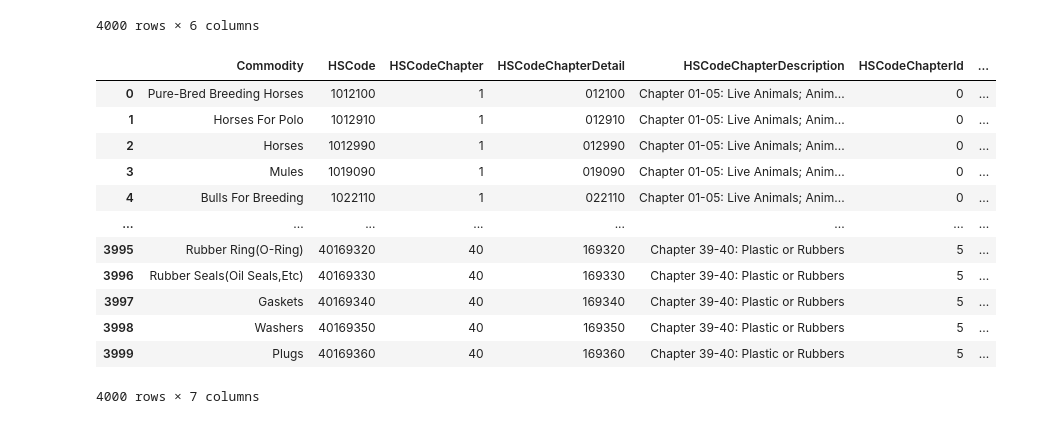
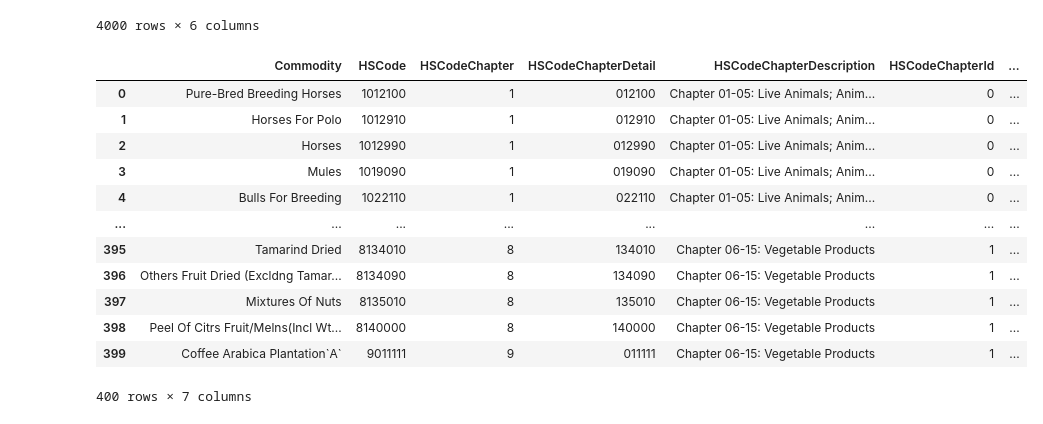
Before and after one commit to ardianto86/hscode-classification, a Jupyter notebook: HSCodeClassification1.ipynb, the cells around one changed output. Drawn from its saved outputs; the diff is of its cells as text; code cells hidden in the pictures.

Commit message:
add bag of words

```diff
--- a/HSCodeClassification1.ipynb
+++ b/HSCodeClassification1.ipynb
@@ -234,30 +234,46 @@ df.head(4000)
 # %%
 
 # add columns to "tokenize" the words
+# Besides removing "stop" and "junk" words, we may wanna try to correct the spelling based on some corpus of vocab
+# https://towardsdatascience.com/essential-text-correction-process-for-nlp-tasks-f731a025fcc3
+
+# may need to consider entire dictionary for the bag of words?
+# how to handle new words?
+# https://stats.stackexchange.com/questions/198785/how-to-asses-the-optimal-bag-of-words-vector-size
+
 import nltk
+
+ignore = ['0C', '0F', '0Il', '0Leyl', '0Thers', '0Ther', '0Thr', '10000Kva'];
 
 def tokenizeAndRemoveStopWords(row):
   tokenizerWithoutPunctuation = nltk.RegexpTokenizer(r"\w+")
-  tokens_unclean = tokenizerWithoutPunctuation.tokenize(row['Commodity'])
-  return tokens_unclean
+  tokens = tokenizerWithoutPunctuation.tokenize(row['Commodity'])
+  for i, s in enumerate(tokens):
+    if s.isnumeric() or s in ignore:
+      tokens[i] = "0"
+    else:
+      tokens[i] = s
+      # use this to find out what index each vocab is found in
+      #tokens[i] = s + str(row.name)
+  return tokens
 
-df['tokens'] = df.apply(lambda row: tokenizeAndRemoveStopWords(row), axis=1)
+df['tokens'] = df.apply(lambda row:  tokenizeAndRemoveStopWords(row), axis=1)
 
-df.head(4000)
+df.head(400)
 # %% [output]
 |  | Commodity | HSCode | HSCodeChapter | HSCodeChapterDetail | HSCodeChapterDescription | HSCodeChapterId | ... |
 | 0 | Pure-Bred Breeding Horses | 1012100 | 1 | 012100 | Chapter 01-05: Live Animals; Anim... | 0 | ... |
 | 1 | Horses For Polo | 1012910 | 1 | 012910 | Chapter 01-05: Live Animals; Anim... | 0 | ... |
 | 2 | Horses | 1012990 | 1 | 012990 | Chapter 01-05: Live Animals; Anim... | 0 | ... |
 | 3 | Mules | 1019090 | 1 | 019090 | Chapter 01-05: Live Animals; Anim... | 0 | ... |
 | 4 | Bulls For Breeding | 1022110 | 1 | 022110 | Chapter 01-05: Live Animals; Anim... | 0 | ... |
 | ... | ... | ... | ... | ... | ... | ... | ... |
-| 3995 | Rubber Ring(O-Ring) | 40169320 | 40 | 169320 | Chapter 39-40: Plastic or Rubbers | 5 | ... |
-| 3996 | Rubber Seals(Oil Seals,Etc) | 40169330 | 40 | 169330 | Chapter 39-40: Plastic or Rubbers | 5 | ... |
-| 3997 | Gaskets | 40169340 | 40 | 169340 | Chapter 39-40: Plastic or Rubbers | 5 | ... |
-| 3998 | Washers | 40169350 | 40 | 169350 | Chapter 39-40: Plastic or Rubbers | 5 | ... |
-| 3999 | Plugs | 40169360 | 40 | 169360 | Chapter 39-40: Plastic or Rubbers | 5 | ... |
+| 395 | Tamarind Dried | 8134010 | 8 | 134010 | Chapter 06-15: Vegetable Products | 1 | ... |
+| 396 | Others Fruit Dried (Excldng Tamar... | 8134090 | 8 | 134090 | Chapter 06-15: Vegetable Products | 1 | ... |
+| 397 | Mixtures Of Nuts | 8135010 | 8 | 135010 | Chapter 06-15: Vegetable Products | 1 | ... |
+| 398 | Peel Of Citrs Fruit/Melns(Incl Wt... | 8140000 | 8 | 140000 | Chapter 06-15: Vegetable Products | 1 | ... |
+| 399 | Coffee Arabica Plantation`A` | 9011111 | 9 | 011111 | Chapter 06-15: Vegetable Products | 1 | ... |
-4000 rows × 7 columns
+400 rows × 7 columns
 # %%
 # TODO: import the tokens of each chapter the Word2Vec for that chapter..
 
```
Also changed, not shown: parts of 8 cells of this notebook.
